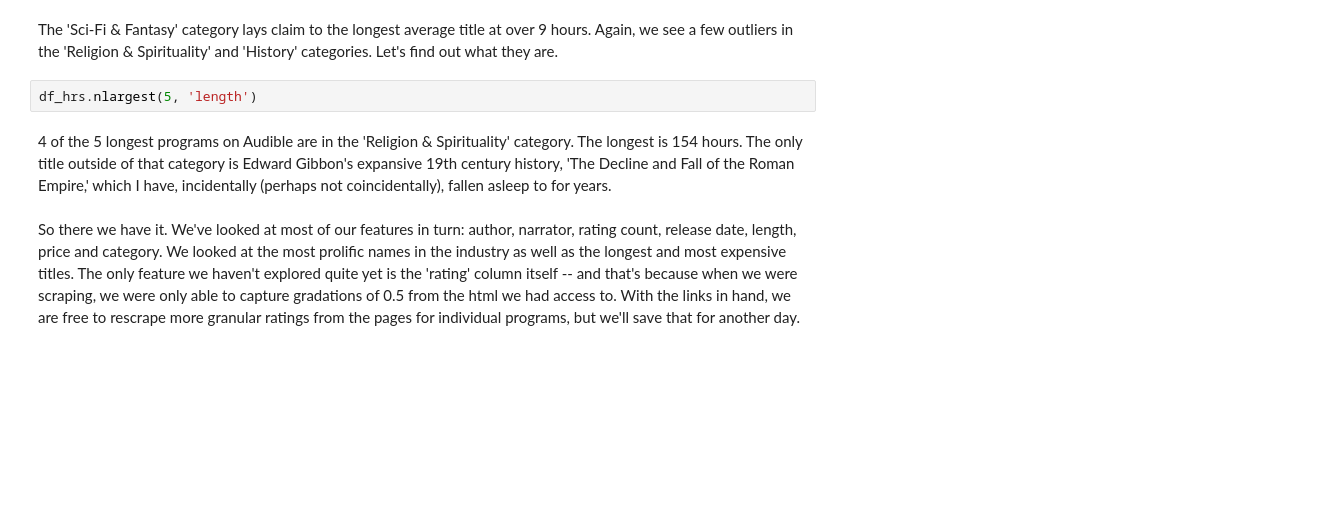
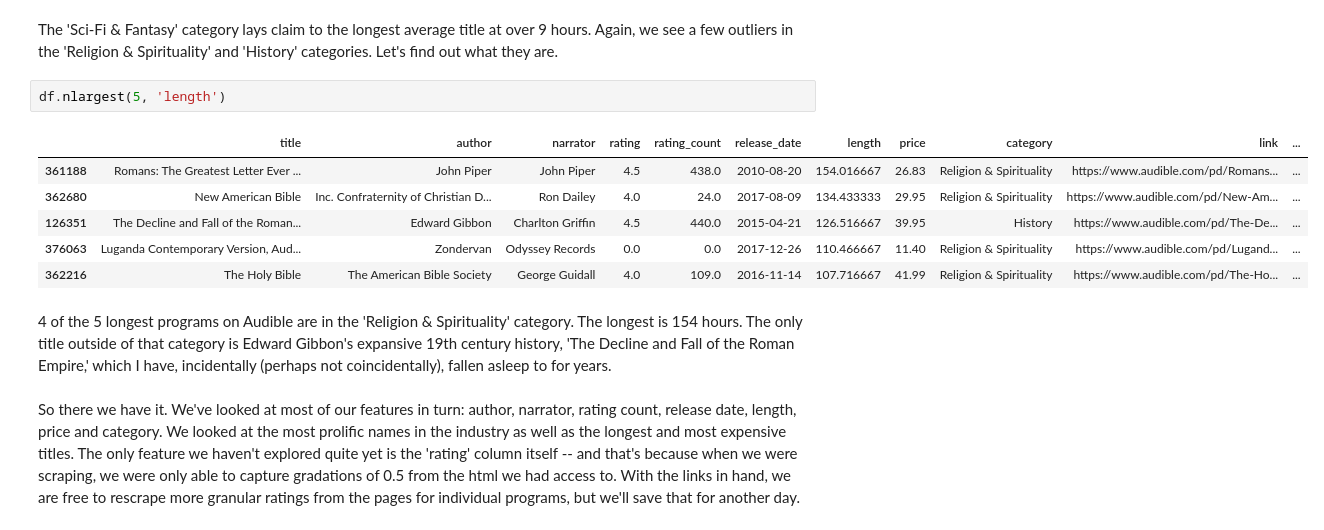
Before and after one commit to tobymanders/data-projects, a Jupyter notebook: audible_eda/audible_data_analysis.ipynb, the cells around one changed output. Cells and saved outputs as stored; diff of their text form; blank space fills up the shorter version.

```diff
--- a/audible_eda/audible_data_analysis.ipynb
+++ b/audible_eda/audible_data_analysis.ipynb
@@ -531,7 +537,14 @@ save_fig('Longest Categories Distribution')
 # %% [markdown]
 The 'Sci-Fi & Fantasy' category lays claim to the longest average title at over 9 hours. Again, we see a few outliers in the 'Religion & Spirituality' and 'History' categories. Let's find out what they are.
 # %%
-df_hrs.nlargest(5, 'length')
+df.nlargest(5, 'length')
+# %% [output]
+|  | title | author | narrator | rating | rating_count | release_date | length | price | category | link | ... |
+| 361188 | Romans: The Greatest Letter Ever ... | John Piper | John Piper | 4.5 | 438.0 | 2010-08-20 | 154.016667 | 26.83 | Religion & Spirituality | https://www.audible.com/pd/Romans... | ... |
+| 362680 | New American Bible | Inc. Confraternity of Christian D... | Ron Dailey | 4.0 | 24.0 | 2017-08-09 | 134.433333 | 29.95 | Religion & Spirituality | https://www.audible.com/pd/New-Am... | ... |
+| 126351 | The Decline and Fall of the Roman... | Edward Gibbon | Charlton Griffin | 4.5 | 440.0 | 2015-04-21 | 126.516667 | 39.95 | History | https://www.audible.com/pd/The-De... | ... |
+| 376063 | Luganda Contemporary Version, Aud... | Zondervan | Odyssey Records | 0.0 | 0.0 | 2017-12-26 | 110.466667 | 11.40 | Religion & Spirituality | https://www.audible.com/pd/Lugand... | ... |
+| 362216 | The Holy Bible | The American Bible Society | George Guidall | 4.0 | 109.0 | 2016-11-14 | 107.716667 | 41.99 | Religion & Spirituality | https://www.audible.com/pd/The-Ho... | ... |
 # %% [markdown]
 4 of the 5 longest programs on Audible are in the 'Religion & Spirituality' category. The longest is 154 hours. The only title outside of that category is Edward Gibbon's expansive 19th century history, 'The Decline and Fall of the Roman Empire,' which I have, incidentally (perhaps not coincidentally), fallen asleep to for years.
 # %% [markdown]
```
Also changed, not shown: parts of 2 cells of this notebook, 2 other files.
